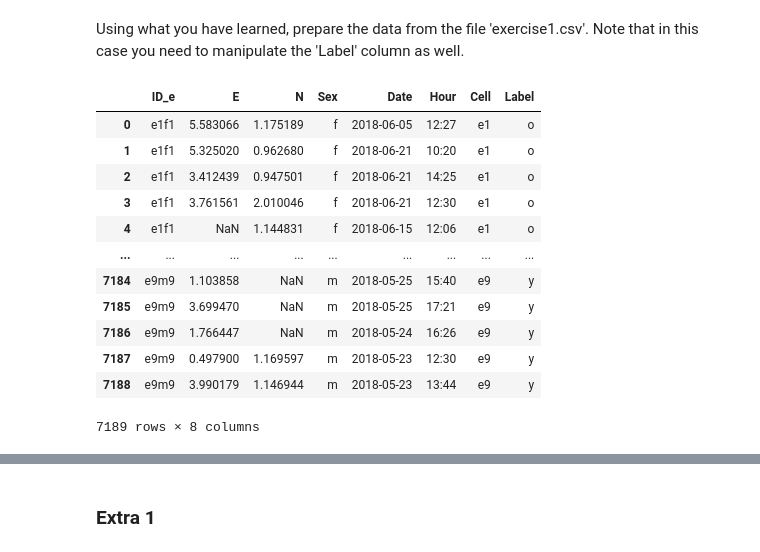
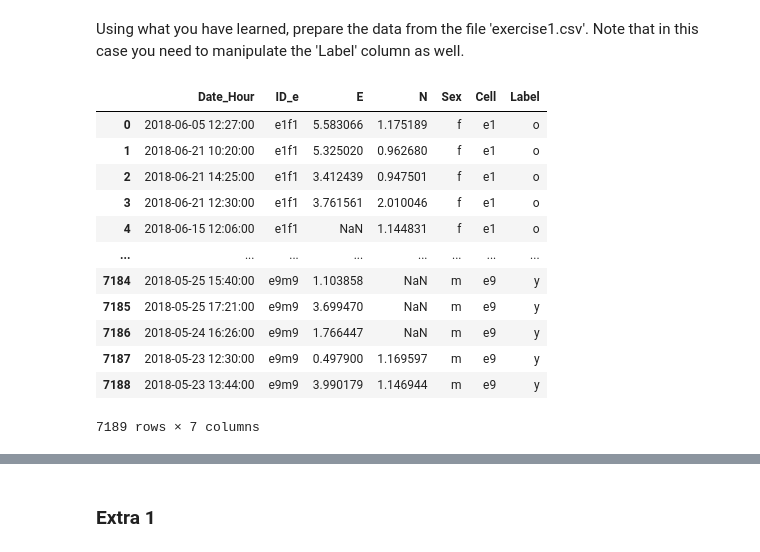
Before and after one commit to ab17254/ce802, a Jupyter notebook: Pandas and preprocessing in scikit-learn.ipynb, the cells around one changed output, grey strips where cells are left out. Saved outputs shown, nothing was run; the diff lists cells and outputs as text; code cells hidden in the pictures.

```diff
--- a/Pandas and preprocessing in scikit-learn.ipynb
+++ b/Pandas and preprocessing in scikit-learn.ipynb
@@ -313,19 +313,19 @@ In this example we see something that is common in many methods in the sklearn p
 # %% [markdown]
 Using what you have learned, prepare the data from the file 'exercise1.csv'. Note that in this case you need to manipulate the 'Label' column as well.
 # %%
-ex_data = pd.read_csv('/content/exercise1.csv', parse_dates=['Date'], dayfirst=True)
+ex_data = pd.read_csv('/content/exercise1.csv', parse_dates=[['Date', 'Hour']], dayfirst=True)
 ex_data
 # %% [output]
-|  | ID_e | E | N | Sex | Date | Hour | Cell | Label |
-| 0 | e1f1 | 5.583066 | 1.175189 | f | 2018-06-05 | 12:27 | e1 | o |
-| 1 | e1f1 | 5.325020 | 0.962680 | f | 2018-06-21 | 10:20 | e1 | o |
-| 2 | e1f1 | 3.412439 | 0.947501 | f | 2018-06-21 | 14:25 | e1 | o |
-| 3 | e1f1 | 3.761561 | 2.010046 | f | 2018-06-21 | 12:30 | e1 | o |
-| 4 | e1f1 | NaN | 1.144831 | f | 2018-06-15 | 12:06 | e1 | o |
-| ... | ... | ... | ... | ... | ... | ... | ... | ... |
-| 7184 | e9m9 | 1.103858 | NaN | m | 2018-05-25 | 15:40 | e9 | y |
-| 7185 | e9m9 | 3.699470 | NaN | m | 2018-05-25 | 17:21 | e9 | y |
-| 7186 | e9m9 | 1.766447 | NaN | m | 2018-05-24 | 16:26 | e9 | y |
-| 7187 | e9m9 | 0.497900 | 1.169597 | m | 2018-05-23 | 12:30 | e9 | y |
-| 7188 | e9m9 | 3.990179 | 1.146944 | m | 2018-05-23 | 13:44 | e9 | y |
+|  | Date_Hour | ID_e | E | N | Sex | Cell | Label |
+| 0 | 2018-06-05 12:27:00 | e1f1 | 5.583066 | 1.175189 | f | e1 | o |
+| 1 | 2018-06-21 10:20:00 | e1f1 | 5.325020 | 0.962680 | f | e1 | o |
+| 2 | 2018-06-21 14:25:00 | e1f1 | 3.412439 | 0.947501 | f | e1 | o |
+| 3 | 2018-06-21 12:30:00 | e1f1 | 3.761561 | 2.010046 | f | e1 | o |
+| 4 | 2018-06-15 12:06:00 | e1f1 | NaN | 1.144831 | f | e1 | o |
+| ... | ... | ... | ... | ... | ... | ... | ... |
+| 7184 | 2018-05-25 15:40:00 | e9m9 | 1.103858 | NaN | m | e9 | y |
+| 7185 | 2018-05-25 17:21:00 | e9m9 | 3.699470 | NaN | m | e9 | y |
+| 7186 | 2018-05-24 16:26:00 | e9m9 | 1.766447 | NaN | m | e9 | y |
+| 7187 | 2018-05-23 12:30:00 | e9m9 | 0.497900 | 1.169597 | m | e9 | y |
+| 7188 | 2018-05-23 13:44:00 | e9m9 | 3.990179 | 1.146944 | m | e9 | y |
-7189 rows × 8 columns
+7189 rows × 7 columns
```
Also changed, not shown: parts of 3 cells of this notebook.
